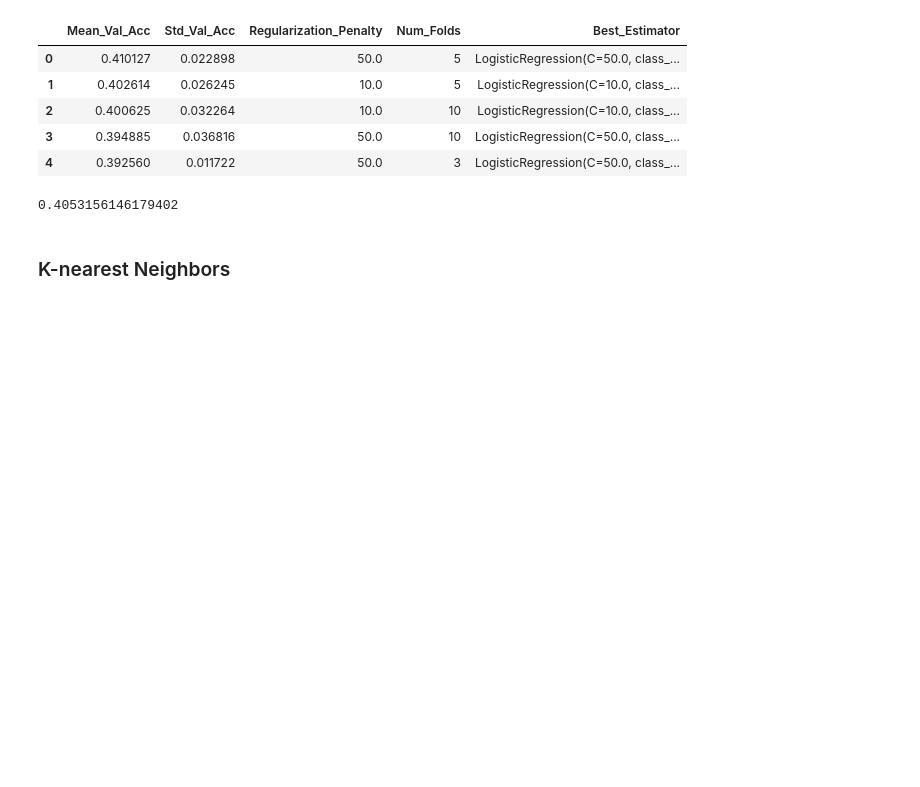
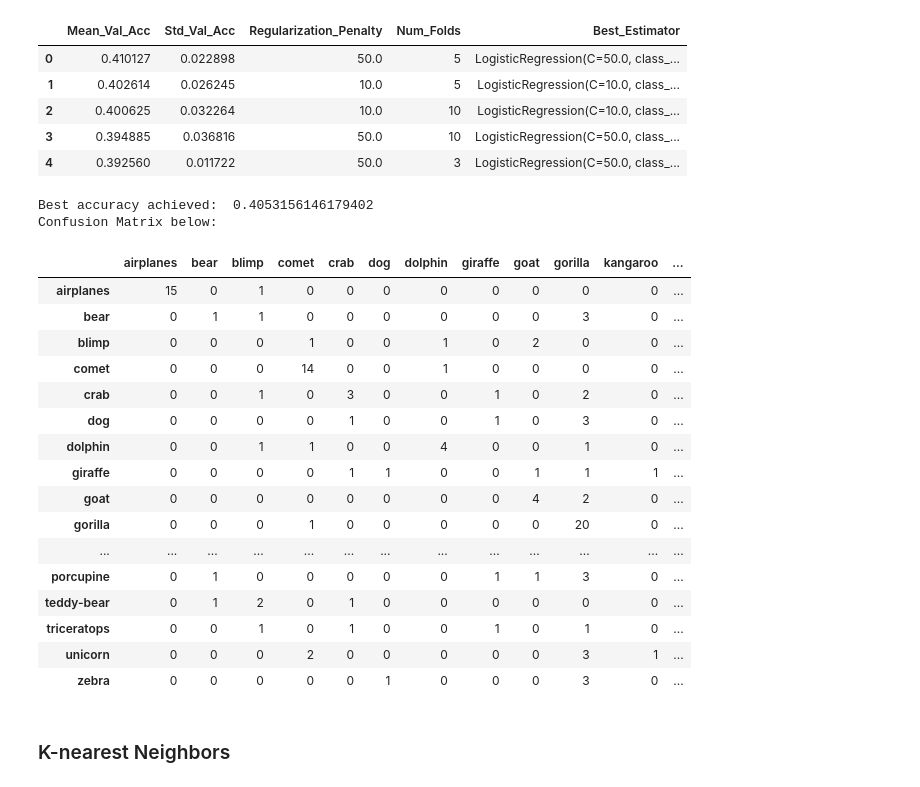
Before and after one commit to kbyagnik/ds100_gradProj, a Jupyter notebook: GradProject_NB3.ipynb, the cells around one changed output. Saved outputs shown, nothing was run; the diff lists cells and outputs as text; code cells hidden in the pictures; blank space fills up the shorter version.

Commit message:
Comments, graph, and confusion matrices

```diff
--- a/GradProject_NB3.ipynb
+++ b/GradProject_NB3.ipynb
@@ -30,6 +59,11 @@ def accuracy(actual, pred):
 # %% [markdown]
 ##  Train models using all of the following methods below. Be sure to drop the actual image column, and the encoding	Take note of the differences in accuracy, and methods.
 # %%
-train_df_original = pd.read_pickle("./train_df.pkl")
+# Read the pickle data from the previous notebook
+train_df_original = pd.read_pickle("./train_df_part2.pkl")
+
+# drop temporary column that was used for debugging
 train_df = train_df_original.drop(columns="filename", axis=1, inplace=False)
+
+# split original data into training and testing data and don't touch test data till the end
 X_train, X_test, Y_train, Y_test = split(train_df)
@@ -78,14 +106,13 @@ def train_test_logistic_regression_cv_remote(X_train, Y_train, solver='liblinear
     """
     return train_test_logistic_regression_cv(X_train, Y_train, solver, C, k)
 # %%
-means_list = []
-std_list = []
-estimator_list = []
-penalty_list = []
-folds_list = []
+# initializing empty lists
+means_list, std_list, estimator_list, penalty_list, folds_list = [], [], [], [], []
 
-for penalty in [0.5, 1.0, 2.0, 10.0, 50.0]: #
-    for k in [3, 5, 10]: #
+##### HYPER-PARAMS TUNING ######
+
+for penalty in [0.5, 1.0, 2.0, 10.0, 50.0]:    # tuning for logistic penalty param C
+    for k in [3, 5, 10]:                       # tuning for number of folds k
         mean_acc, std_acc, estimator = train_test_logistic_regression_cv_remote.remote(X_train, Y_train, solver='liblinear', C=penalty, k=k)
         means_list.append(mean_acc)
         std_list.append(std_acc)
@@ -97,6 +124,7 @@ mean_list = ray.get(means_list)
 std_list = ray.get(std_list)
 estimator_list = ray.get(estimator_list)
 
+
 # convert the above results into a dataframe sorted by mean_validation_accuracy and display top 5 best models and params
 optimal = np.column_stack((mean_list, std_list, penalty_list, folds_list, estimator_list))
 optimal = pd.DataFrame(sorted(optimal, key=lambda x:x[0], reverse=True),
@@ -111,9 +139,29 @@ optimal.head()
 | 4 | 0.392560 | 0.011722 | 50.0 | 3 | LogisticRegression(C=50.0, class_... |
 # %%
 predictions = optimal.loc[0,"Best_Estimator"].predict(X_test)
-accuracy(Y_test, predictions)
+print( "Best accuracy achieved: ", accuracy(Y_test, predictions))
+print("Confusion Matrix below:")
+pd.DataFrame(confusion_matrix(Y_test, predictions), index=category.values(), columns=category.values())
 # %% [output]
-0.4053156146179402
+Best accuracy achieved:  0.4053156146179402
+Confusion Matrix below:
+|  | airplanes | bear | blimp | comet | crab | dog | dolphin | giraffe | goat | gorilla | kangaroo | ... |
+| airplanes | 15 | 0 | 1 | 0 | 0 | 0 | 0 | 0 | 0 | 0 | 0 | ... |
+| bear | 0 | 1 | 1 | 0 | 0 | 0 | 0 | 0 | 0 | 3 | 0 | ... |
+| blimp | 0 | 0 | 0 | 1 | 0 | 0 | 1 | 0 | 2 | 0 | 0 | ... |
+| comet | 0 | 0 | 0 | 14 | 0 | 0 | 1 | 0 | 0 | 0 | 0 | ... |
+| crab | 0 | 0 | 1 | 0 | 3 | 0 | 0 | 1 | 0 | 2 | 0 | ... |
+| dog | 0 | 0 | 0 | 0 | 1 | 0 | 0 | 1 | 0 | 3 | 0 | ... |
+| dolphin | 0 | 0 | 1 | 1 | 0 | 0 | 4 | 0 | 0 | 1 | 0 | ... |
+| giraffe | 0 | 0 | 0 | 0 | 1 | 1 | 0 | 0 | 1 | 1 | 1 | ... |
+| goat | 0 | 0 | 0 | 0 | 0 | 0 | 0 | 0 | 4 | 2 | 0 | ... |
+| gorilla | 0 | 0 | 0 | 1 | 0 | 0 | 0 | 0 | 0 | 20 | 0 | ... |
+| ... | ... | ... | ... | ... | ... | ... | ... | ... | ... | ... | ... | ... |
+| porcupine | 0 | 1 | 0 | 0 | 0 | 0 | 0 | 1 | 1 | 3 | 0 | ... |
+| teddy-bear | 0 | 1 | 2 | 0 | 1 | 0 | 0 | 0 | 0 | 0 | 0 | ... |
+| triceratops | 0 | 0 | 1 | 0 | 1 | 0 | 0 | 1 | 0 | 1 | 0 | ... |
+| unicorn | 0 | 0 | 0 | 2 | 0 | 0 | 0 | 0 | 0 | 3 | 1 | ... |
+| zebra | 0 | 0 | 0 | 0 | 0 | 1 | 0 | 0 | 0 | 3 | 0 | ... |
 # %% [markdown]
 ### K-nearest Neighbors
 # %%
```
Also changed, not shown: parts of 13 cells of this notebook, 3 other files.
